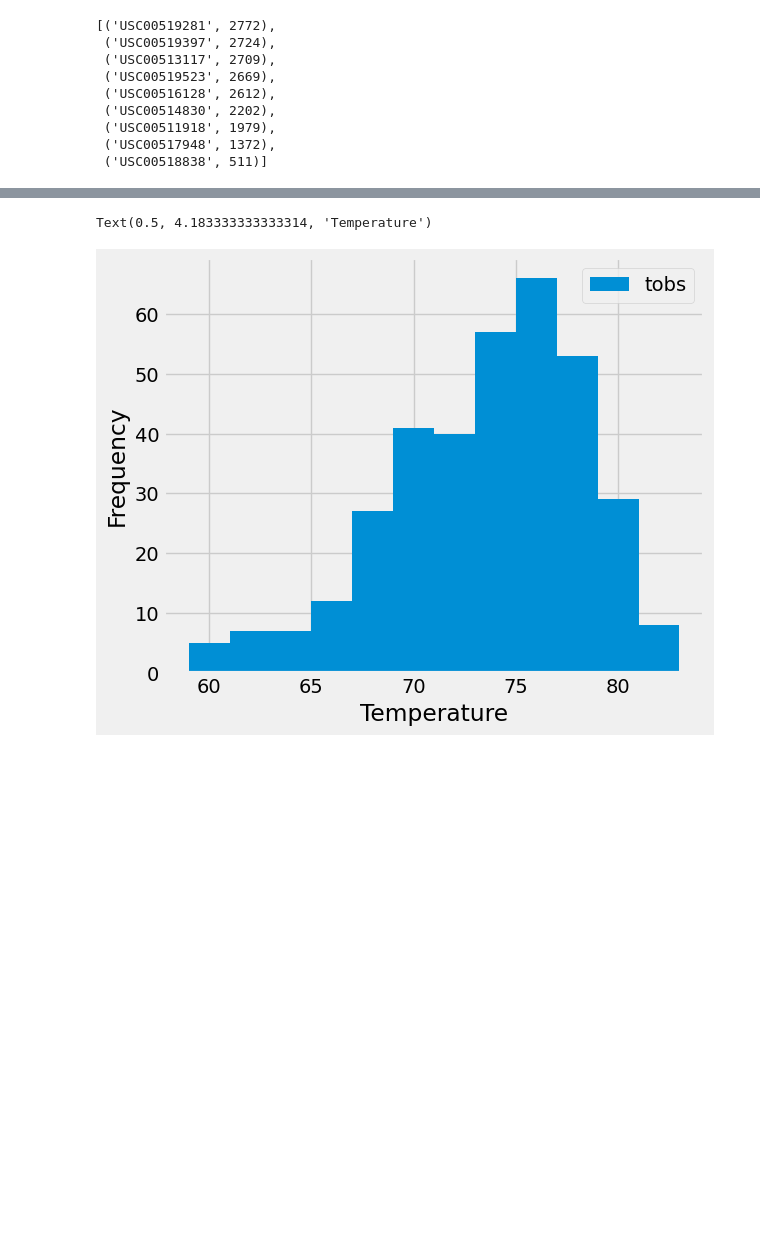
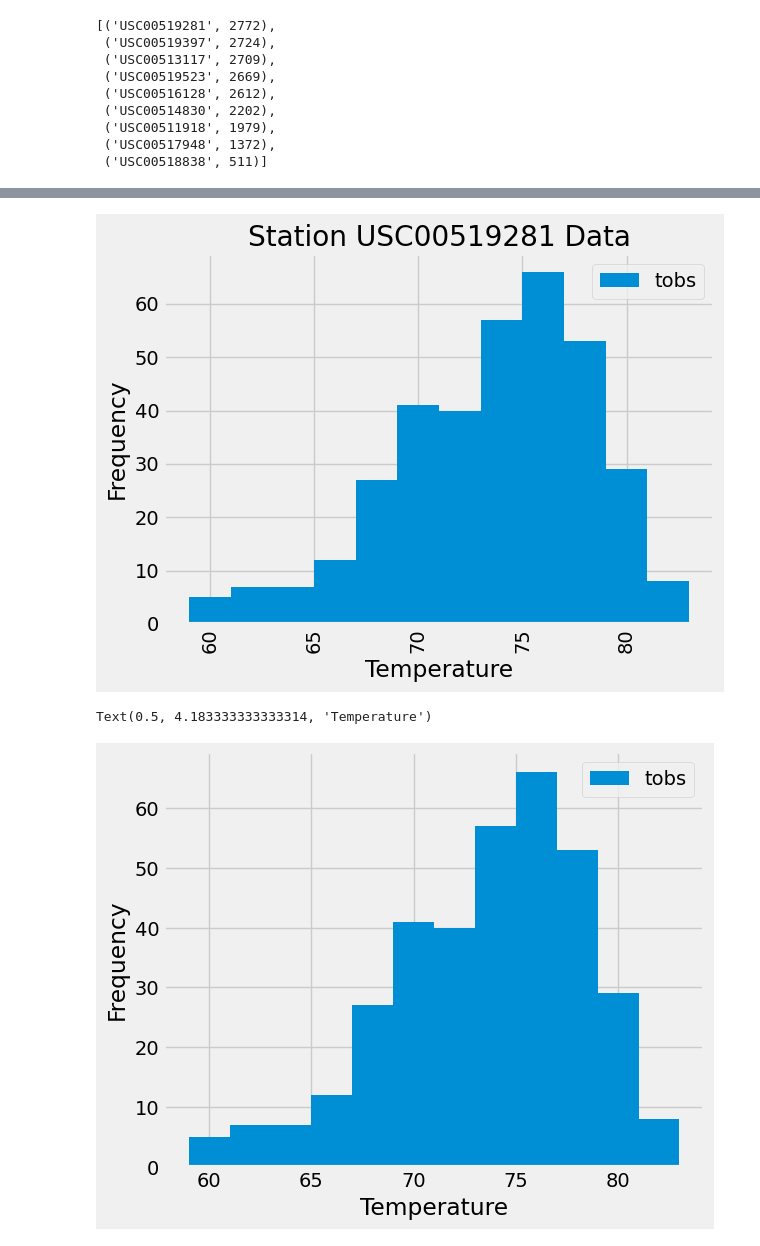
Before and after one commit to MarkOlsonMN/sqlalchemy-challenge, a Jupyter notebook: SurfsUp/climate_analysis.ipynb, the cells around one changed output, grey strips where cells are left out. Saved outputs shown, nothing was run; the diff lists cells and outputs as text; code cells hidden in the pictures; blank space fills up the shorter version.

Commit message:
partial assignment save point 2 - added station analysis

```diff
--- a/SurfsUp/climate_analysis.ipynb
+++ b/SurfsUp/climate_analysis.ipynb
@@ -439,4 +511,6 @@ USC00518838,511
  ('USC00518838', 511)]
 # %%
 # Using the most active station id from the previous query, calculate the lowest, highest, and average temperature.
+most_active_station_id = station_activity[0][0]
+most_active_station_id
 # %% [output]
@@ -443,0 +538,15 @@ USC00518838,511
+# %%
+# Using the most active station id
+# Query the last 12 months of temperature observation data for this station and plot the results as a histogram
+
+
+ # Measurement.station,\
+full_station_activity = session.query(\
+    Measurement.tobs).\
+    filter(Measurement.station == most_active_station_id).\
+    filter(Measurement.date >= one_year_earlier_string).\
+    all()
+
+full_station_activity_df = pd.DataFrame(full_station_activity)
+
+full_station_activity_df
@@ -444,3 +585,20 @@ USC00518838,511
+# %%
+
+#  full_station_activity_df
+
+
+plt.figure(figsize=(6.5,5))
+plt.hist(full_station_activity_df['tobs'], bins=12, label='tobs')
+plt.xlabel('Temperature')
+plt.ylabel('Frequency')
+plt.title(f'Station {most_active_station_id} Data')
+plt.xticks(rotation=90)
+plt.legend()
+plt.tight_layout()
+
+plt.show()
+# %% [output]
+[figure, added]
 # %%
 # Using the most active station id
 # Query the last 12 months of temperature observation data for this station and plot the results as a histogram
```
Also changed, not shown: parts of 15 cells of this notebook.
